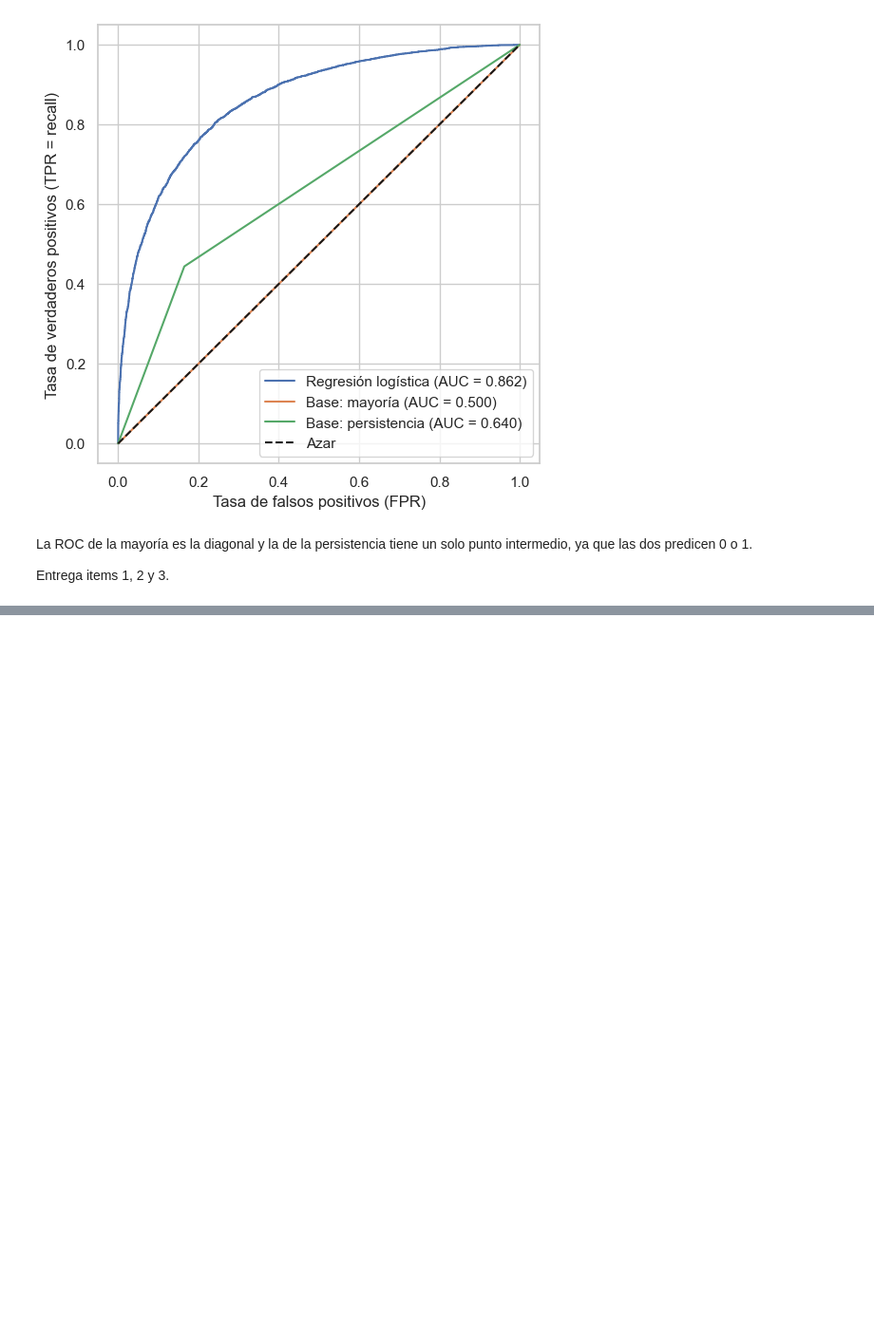
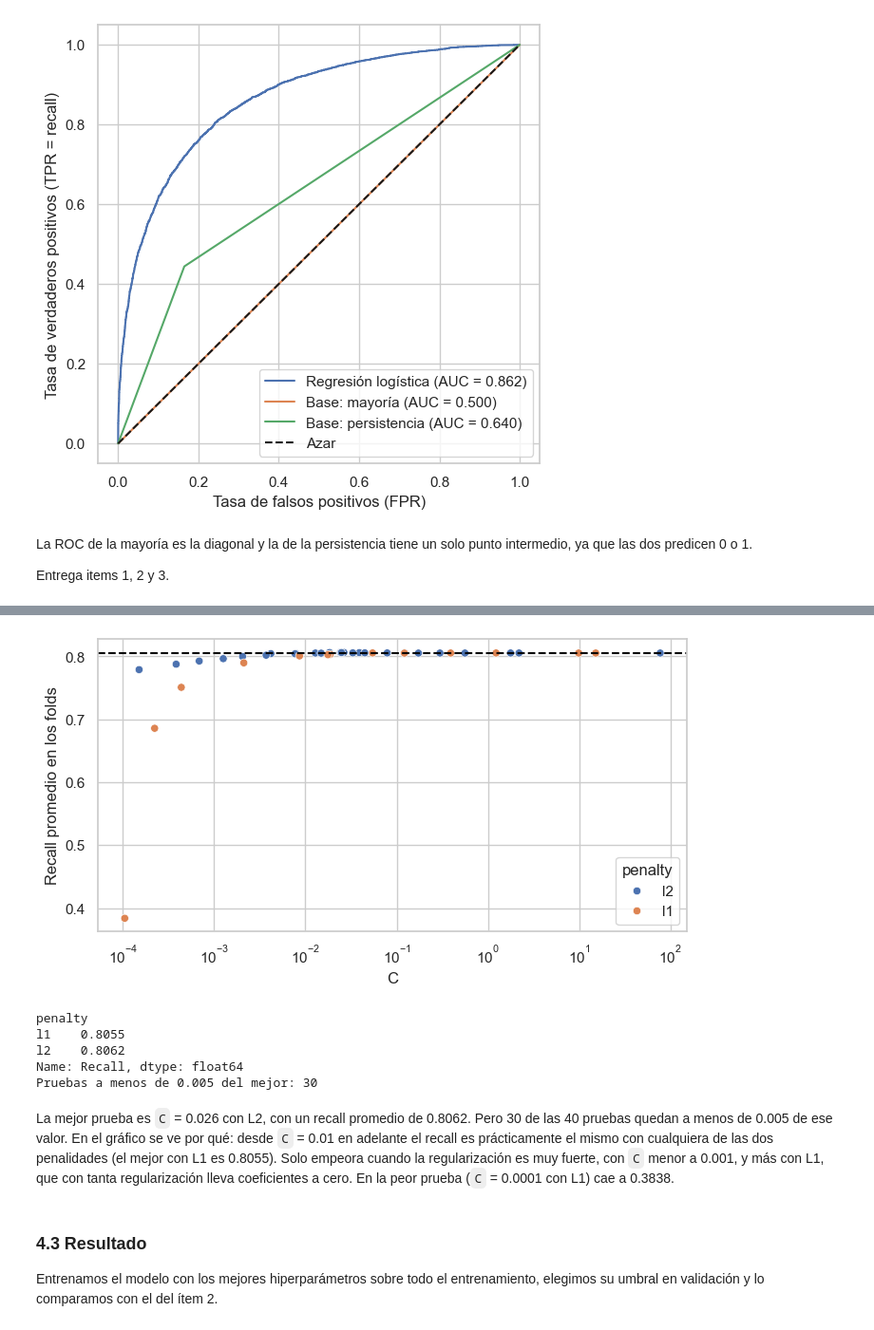
Before and after one commit to ismadarruiz-atr/TP_AA1_Calabozo_Darruiz_DiCarlo_Giuntoli, a Jupyter notebook: TP_2/TP-clasificacion-AA1.ipynb, the cells around one changed output, grey strips where cells are left out. Shown at 95% size. Saved outputs shown, nothing was run; the diff lists cells and outputs as text; code cells hidden in the pictures; blank space fills up the shorter version.

```diff
--- a/TP_2/TP-clasificacion-AA1.ipynb
+++ b/TP_2/TP-clasificacion-AA1.ipynb
@@ -1058,0 +1172,17 @@ Entrega items 1, 2 y 3.
+# %%
+def objetivo(trial):
+    """Recall promedio de los cinco folds para los hiperparámetros que propone Optuna."""
+    C = trial.suggest_float('C', 1e-4, 100, log=True)
+    penalty = trial.suggest_categorical('penalty', ['l1', 'l2'])
+    clasificador = LogisticRegression(C=C, penalty=penalty, solver='saga', max_iter=1000, class_weight='balanced',
+                                      random_state=SEMILLA)
+    return recall_por_fold(clasificador).mean()
+
+
+# Sin el registro de cada prueba, y con semilla para que la búsqueda se pueda repetir
+optuna.logging.set_verbosity(optuna.logging.WARNING)
+estudio = optuna.create_study(direction='maximize', sampler=optuna.samplers.TPESampler(seed=SEMILLA))
+estudio.optimize(objetivo, n_trials=40)
+
+print('Mejores hiperparámetros:', estudio.best_params)
+print(f'Recall promedio en los folds: {estudio.best_value:.4f}')
@@ -1058,0 +1192,7 @@ Entrega items 1, 2 y 3.
+# %%
+# Las 40 pruebas, de mayor a menor recall: las cinco mejores y las cinco peores
+pruebas = estudio.trials_dataframe()[['number', 'params_C', 'params_penalty', 'value']]
+pruebas.columns = ['Prueba', 'C', 'penalty', 'Recall']
+pruebas = pruebas.sort_values('Recall', ascending=False)
+display(pruebas.head(5).round(4))
+display(pruebas.tail(5).round(4))
@@ -1058,0 +1212,30 @@ Entrega items 1, 2 y 3.
+# %%
+# Recall de cada prueba según C, con un color por penalidad. La línea es el recall de la configuración del ítem 2
+plt.figure(figsize=(8, 4))
+sns.scatterplot(data=pruebas, x='C', y='Recall', hue='penalty')
+plt.axhline(recalls_item2.mean(), color='black', linestyle='--')
+plt.xscale('log')
+plt.ylabel('Recall promedio en los folds')
+plt.show()
+
+# Mejor recall con cada penalidad, y cuántas pruebas quedaron a menos de 0.005 del mejor
+print(pruebas.groupby('penalty')['Recall'].max().round(4))
+print('Pruebas a menos de 0.005 del mejor:', (pruebas['Recall'] > estudio.best_value - 0.005).sum())
+# %% [output]
+[figure, added]
+penalty
+l1    0.8055
+l2    0.8062
+Name: Recall, dtype: float64
+Pruebas a menos de 0.005 del mejor: 30
+# %% [markdown]
+La mejor prueba es `C` = 0.026 con L2, con un recall promedio de 0.8062. Pero 30 de las 40 pruebas quedan a menos de
+0.005 de ese valor. En el gráfico se ve por qué: desde `C` = 0.01 en adelante el recall es prácticamente el mismo con
+cualquiera de las dos penalidades (el mejor con L1 es 0.8055). Solo empeora cuando la regularización es muy fuerte,
+con `C` menor a 0.001, y más con L1, que con tanta regularización lleva coeficientes a cero. En la peor prueba
+(`C` = 0.0001 con L1) cae a 0.3838.
+# %% [markdown]
+### 4.3 Resultado
+
+Entrenamos el modelo con los mejores hiperparámetros sobre todo el entrenamiento, elegimos su umbral en validación y
+lo comparamos con el del ítem 2.
```
Also changed, not shown: parts of 42 cells of this notebook, 3 other files.
